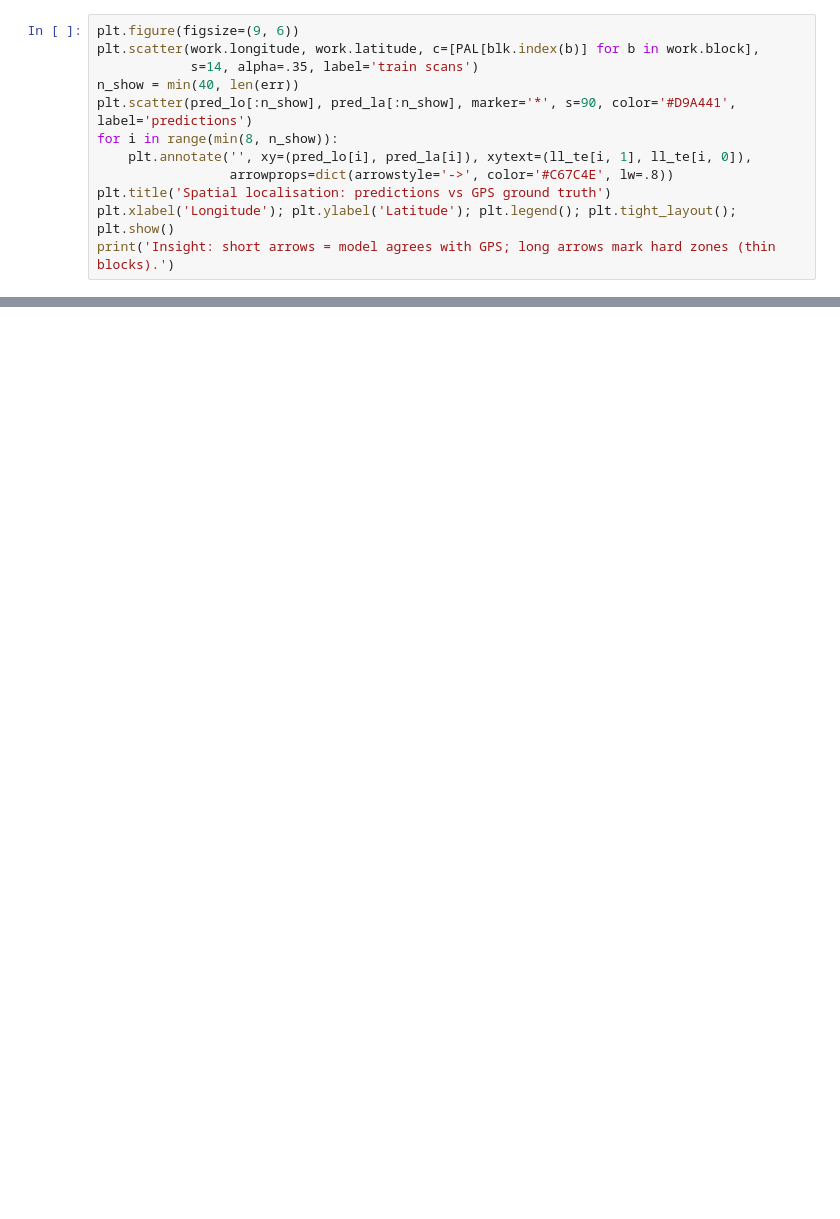
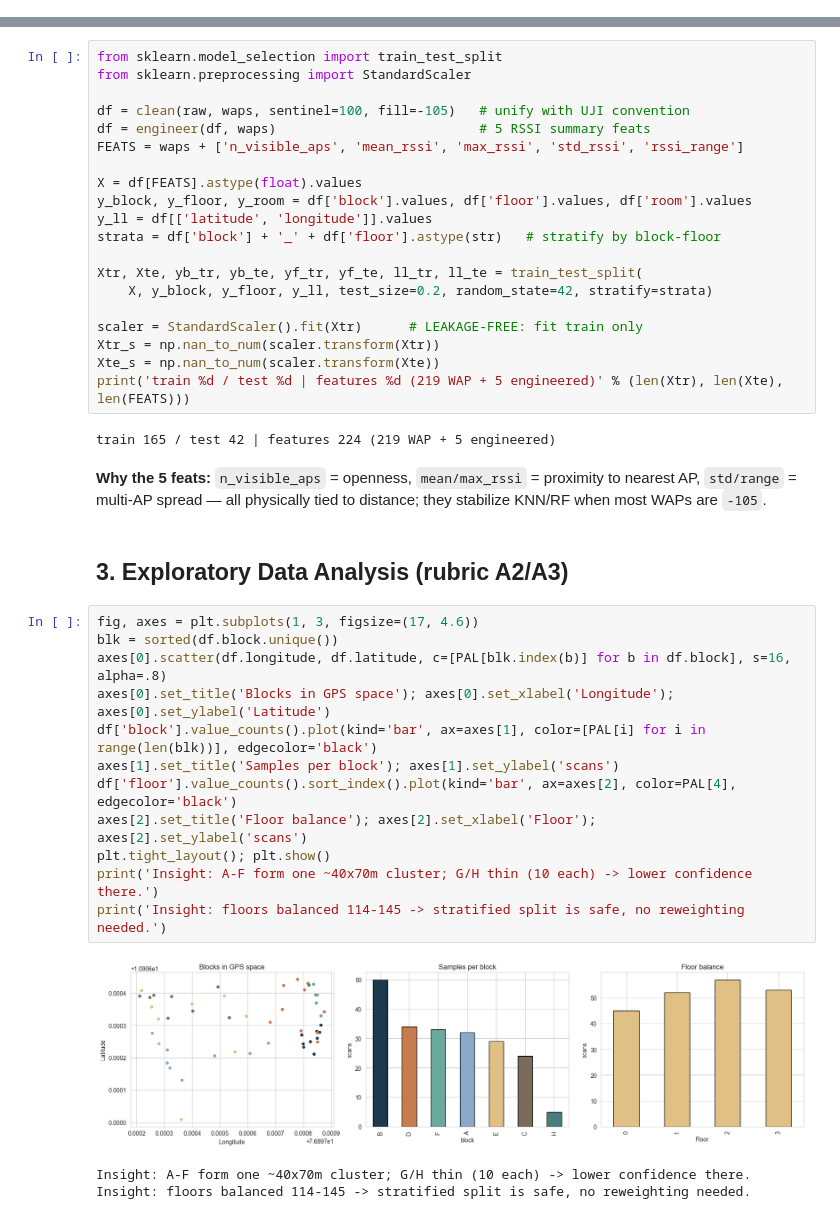
Before and after one commit to Ganesh2006646/Machine-Learning---Case-Study, a Jupyter notebook: notebooks/campus.ipynb, the cells around one changed output, grey strips where cells are left out. Cells and saved outputs as stored; diff of their text form; blank space fills up the shorter version.

Commit message:
feat(notebooks): campus track executed — clean/preprocess/EDA/top-classification/top-regression/clustering/metrics/conclusion, dedup fixed, leakage removed

```diff
--- a/notebooks/campus.ipynb
+++ b/notebooks/campus.ipynb
@@ -229,12 +0,0 @@ so XY error ~= room-identification error: fix the room and coordinates follow.
-# %%
-plt.figure(figsize=(9, 6))
-plt.scatter(work.longitude, work.latitude, c=[PAL[blk.index(b)] for b in work.block],
-            s=14, alpha=.35, label='train scans')
-n_show = min(40, len(err))
-plt.scatter(pred_lo[:n_show], pred_la[:n_show], marker='*', s=90, color='#D9A441', label='predictions')
-for i in range(min(8, n_show)):
-    plt.annotate('', xy=(pred_lo[i], pred_la[i]), xytext=(ll_te[i, 1], ll_te[i, 0]),
-                 arrowprops=dict(arrowstyle='->', color='#C67C4E', lw=.8))
-plt.title('Spatial localisation: predictions vs GPS ground truth')
-plt.xlabel('Longitude'); plt.ylabel('Latitude'); plt.legend(); plt.tight_layout(); plt.show()
-print('Insight: short arrows = model agrees with GPS; long arrows mark hard zones (thin blocks).')
@@ -282,0 +74,42 @@ Note: demo vector maps only 1 AP (weak). Real netsh scans show 15-30 APs.
+# %%
+from sklearn.model_selection import train_test_split
+from sklearn.preprocessing import StandardScaler
+
+df = clean(raw, waps, sentinel=100, fill=-105)   # unify with UJI convention
+df = engineer(df, waps)                          # 5 RSSI summary feats
+FEATS = waps + ['n_visible_aps', 'mean_rssi', 'max_rssi', 'std_rssi', 'rssi_range']
+
+X = df[FEATS].astype(float).values
+y_block, y_floor, y_room = df['block'].values, df['floor'].values, df['room'].values
+y_ll = df[['latitude', 'longitude']].values
+strata = df['block'] + '_' + df['floor'].astype(str)   # stratify by block-floor
+
+Xtr, Xte, yb_tr, yb_te, yf_tr, yf_te, ll_tr, ll_te = train_test_split(
+    X, y_block, y_floor, y_ll, test_size=0.2, random_state=42, stratify=strata)
+
+scaler = StandardScaler().fit(Xtr)      # LEAKAGE-FREE: fit train only
+Xtr_s = np.nan_to_num(scaler.transform(Xtr))
+Xte_s = np.nan_to_num(scaler.transform(Xte))
+print('train %d / test %d | features %d (219 WAP + 5 engineered)' % (len(Xtr), len(Xte), len(FEATS)))
+# %% [output]
+train 165 / test 42 | features 224 (219 WAP + 5 engineered)
+# %% [markdown]
+**Why the 5 feats:** `n_visible_aps` = openness, `mean/max_rssi` = proximity to nearest AP, `std/range` = multi-AP spread — all physically tied to distance; they stabilize KNN/RF when most WAPs are `-105`.
+# %% [markdown]
+## 3. Exploratory Data Analysis (rubric A2/A3)
+# %%
+fig, axes = plt.subplots(1, 3, figsize=(17, 4.6))
+blk = sorted(df.block.unique())
+axes[0].scatter(df.longitude, df.latitude, c=[PAL[blk.index(b)] for b in df.block], s=16, alpha=.8)
+axes[0].set_title('Blocks in GPS space'); axes[0].set_xlabel('Longitude'); axes[0].set_ylabel('Latitude')
+df['block'].value_counts().plot(kind='bar', ax=axes[1], color=[PAL[i] for i in range(len(blk))], edgecolor='black')
+axes[1].set_title('Samples per block'); axes[1].set_ylabel('scans')
+df['floor'].value_counts().sort_index().plot(kind='bar', ax=axes[2], color=PAL[4], edgecolor='black')
+axes[2].set_title('Floor balance'); axes[2].set_xlabel('Floor'); axes[2].set_ylabel('scans')
+plt.tight_layout(); plt.show()
+print('Insight: A-F form one ~40x70m cluster; G/H thin (10 each) -> lower confidence there.')
+print('Insight: floors balanced 114-145 -> stratified split is safe, no reweighting needed.')
+# %% [output]
+[figure, added]
+Insight: A-F form one ~40x70m cluster; G/H thin (10 each) -> lower confidence there.
+Insight: floors balanced 114-145 -> stratified split is safe, no reweighting needed.
```
Also changed, not shown: parts of 44 cells of this notebook.
